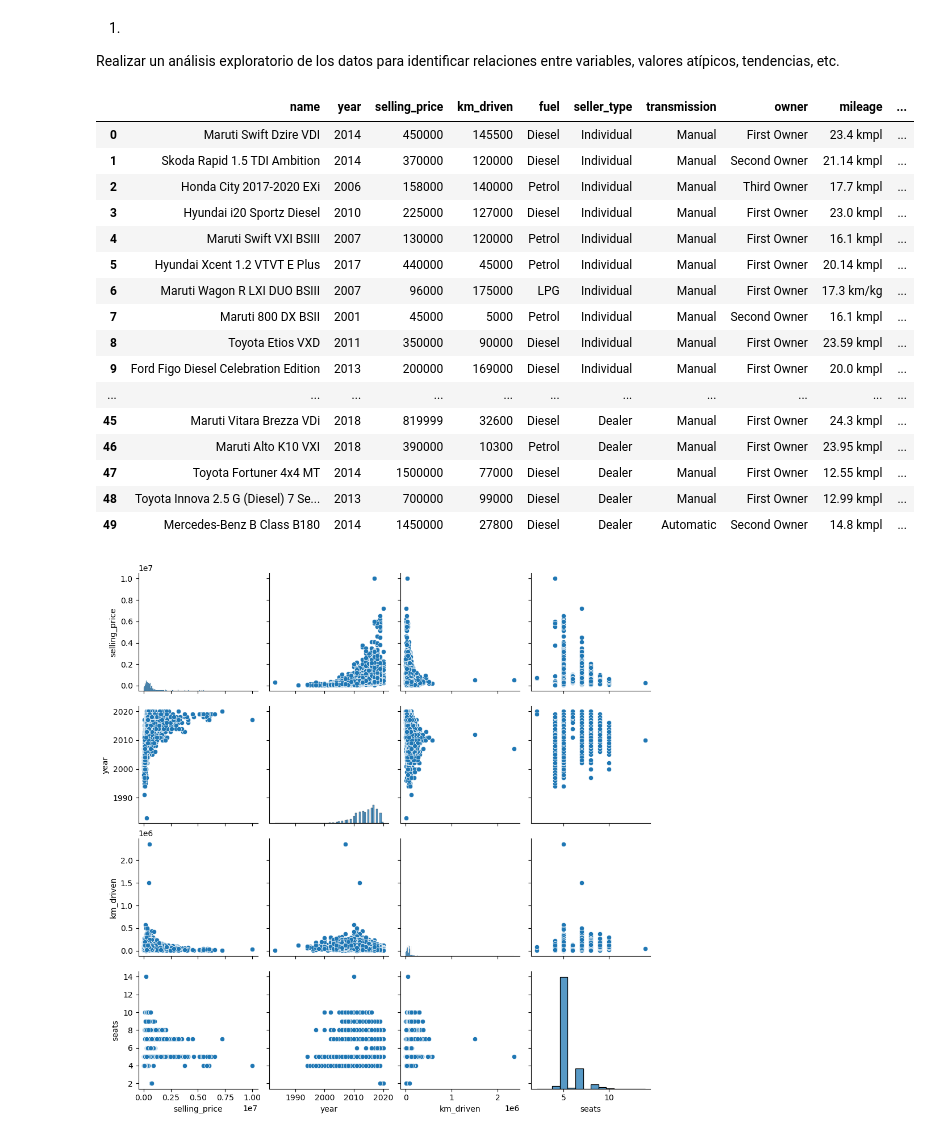
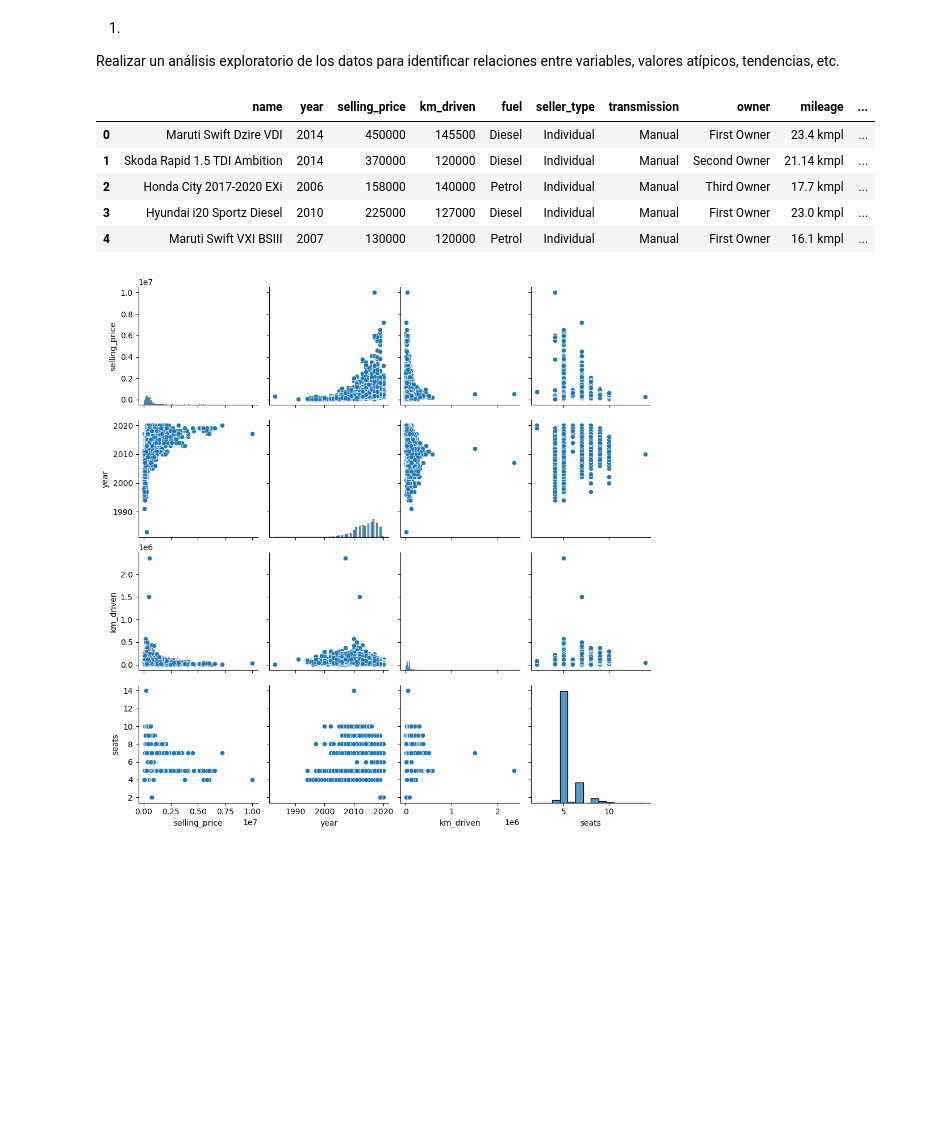
Before and after one commit to FelixRosalesG/ProyectoAlgoritmosSupervisado, a Jupyter notebook: RegresionLinealT3.ipynb, the cells around one changed output. Drawn from its saved outputs; the diff is of its cells as text; code cells hidden in the pictures; blank space fills up the shorter version.

```diff
--- a/RegresionLinealT3.ipynb
+++ b/RegresionLinealT3.ipynb
@@ -4,34 +4,24 @@ Realizar un análisis exploratorio de los datos para identificar relaciones entr
 # %%
 # Importando Librerias de regresion lineal
 import pandas as pd
 import numpy as np
 import seaborn as sns
 import matplotlib.pyplot as mplot
 from sklearn import metrics
 from sklearn.model_selection import train_test_split
 from sklearn.linear_model import LinearRegression
 from sklearn.metrics import classification_report, confusion_matrix
 from sklearn.metrics import r2_score
+from sklearn.metrics import accuracy_score
 conjuntoDatos = pd.read_csv('./DatasetVehicle/Car details v3.csv')
-conjuntoDatos.head(50)
+conjuntoDatos.head(5)
 # %% [output]
 |  | name | year | selling_price | km_driven | fuel | seller_type | transmission | owner | mileage | ... |
 | 0 | Maruti Swift Dzire VDI | 2014 | 450000 | 145500 | Diesel | Individual | Manual | First Owner | 23.4 kmpl | ... |
 | 1 | Skoda Rapid 1.5 TDI Ambition | 2014 | 370000 | 120000 | Diesel | Individual | Manual | Second Owner | 21.14 kmpl | ... |
 | 2 | Honda City 2017-2020 EXi | 2006 | 158000 | 140000 | Petrol | Individual | Manual | Third Owner | 17.7 kmpl | ... |
 | 3 | Hyundai i20 Sportz Diesel | 2010 | 225000 | 127000 | Diesel | Individual | Manual | First Owner | 23.0 kmpl | ... |
 | 4 | Maruti Swift VXI BSIII | 2007 | 130000 | 120000 | Petrol | Individual | Manual | First Owner | 16.1 kmpl | ... |
-| 5 | Hyundai Xcent 1.2 VTVT E Plus | 2017 | 440000 | 45000 | Petrol | Individual | Manual | First Owner | 20.14 kmpl | ... |
-| 6 | Maruti Wagon R LXI DUO BSIII | 2007 | 96000 | 175000 | LPG | Individual | Manual | First Owner | 17.3 km/kg | ... |
-| 7 | Maruti 800 DX BSII | 2001 | 45000 | 5000 | Petrol | Individual | Manual | Second Owner | 16.1 kmpl | ... |
-| 8 | Toyota Etios VXD | 2011 | 350000 | 90000 | Diesel | Individual | Manual | First Owner | 23.59 kmpl | ... |
-| 9 | Ford Figo Diesel Celebration Edition | 2013 | 200000 | 169000 | Diesel | Individual | Manual | First Owner | 20.0 kmpl | ... |
-| ... | ... | ... | ... | ... | ... | ... | ... | ... | ... | ... |
-| 45 | Maruti Vitara Brezza VDi | 2018 | 819999 | 32600 | Diesel | Dealer | Manual | First Owner | 24.3 kmpl | ... |
-| 46 | Maruti Alto K10 VXI | 2018 | 390000 | 10300 | Petrol | Dealer | Manual | First Owner | 23.95 kmpl | ... |
-| 47 | Toyota Fortuner 4x4 MT | 2014 | 1500000 | 77000 | Diesel | Dealer | Manual | First Owner | 12.55 kmpl | ... |
-| 48 | Toyota Innova 2.5 G (Diesel) 7 Se... | 2013 | 700000 | 99000 | Diesel | Dealer | Manual | First Owner | 12.99 kmpl | ... |
-| 49 | Mercedes-Benz B Class B180 | 2014 | 1450000 | 27800 | Diesel | Dealer | Automatic | Second Owner | 14.8 kmpl | ... |
 # %%
 sns.pairplot(conjuntoDatos[['selling_price','year','km_driven','seats']])
 mplot.show()
```
Also changed, not shown: parts of 14 cells of this notebook, 1 other file.
